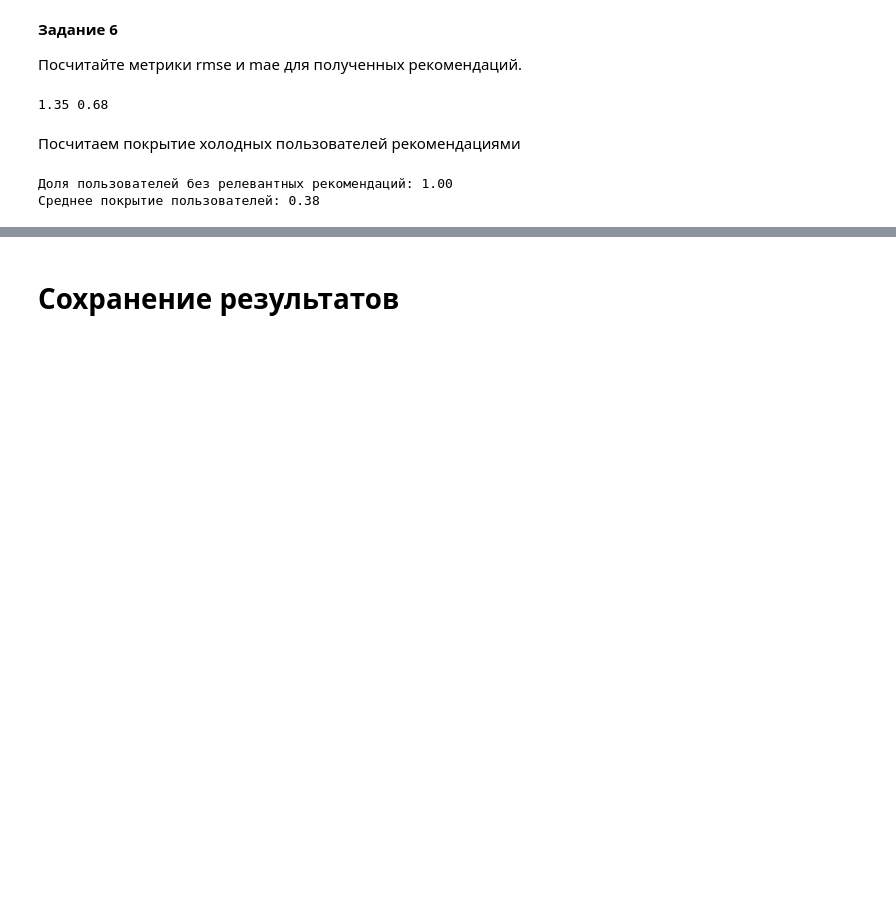
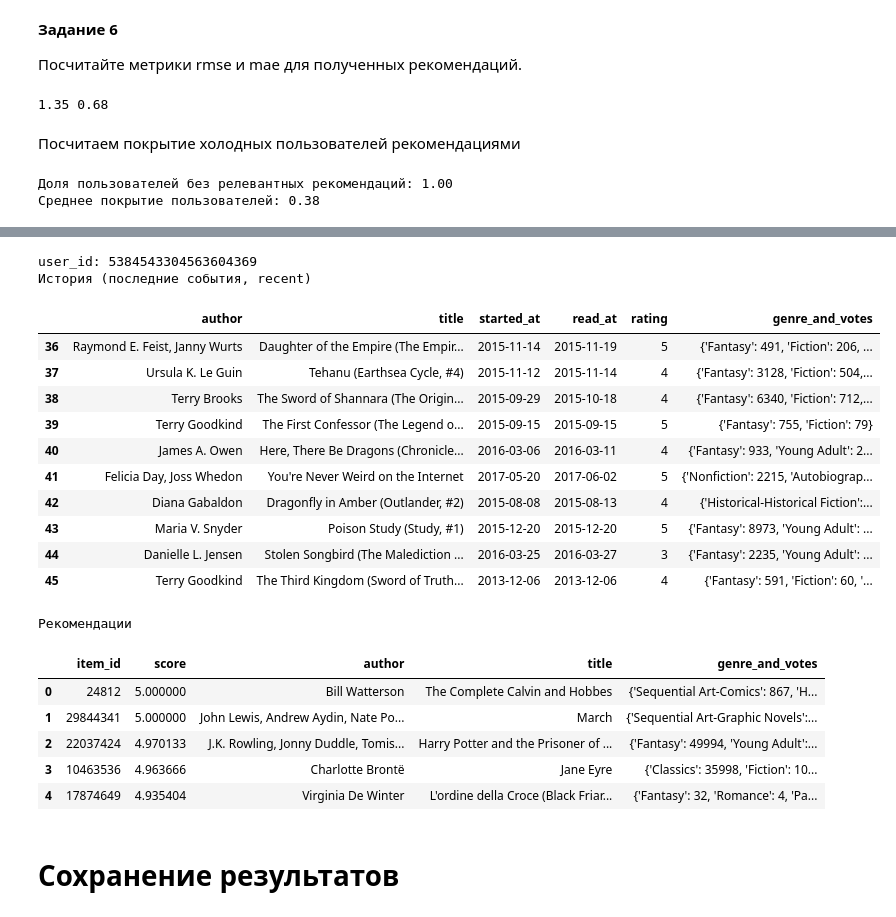
Before and after one commit to alexnikzotov/mle-recsys-start, a Jupyter notebook: preprocessing.ipynb, the cells around one changed output, grey strips where cells are left out. Saved outputs shown, nothing was run; the diff lists cells and outputs as text; code cells hidden in the pictures; blank space fills up the shorter version.

```diff
--- a/preprocessing.ipynb
+++ b/preprocessing.ipynb
@@ -458,0 +521,26 @@ print(f"Среднее покрытие пользователей: {cold_users_
+# %%
+def get_recommendations_svd(user_id, all_items, events, model, include_seen=True, n=5):
+
+    """ возвращает n рекомендаций для user_id """
+
+    # получим список идентификаторов всех книг
+    all_items = set(events['item_id'].unique())
+
+    # учитываем флаг, стоит ли уже прочитанные книги включать в рекомендации
+    if include_seen:
+        items_to_predict = list(all_items)
+    else:
+        # получим список книг, которые пользователь уже прочитал ("видел")
+        seen_items = set(events[events['user_id'] == user_id]['item_id'].unique())
+
+        # книги, которые пользователь ещё не читал
+        # только их и будем включать в рекомендации
+        items_to_predict = list(all_items - seen_items)
+
+    # получаем скоры для списка книг, т. е. рекомендации
+    predictions = [model.predict(user_id, item_id) for item_id in items_to_predict]
+
+    # сортируем рекомендации по убыванию скора и берём только n первых
+    recommendations = sorted(predictions, key=lambda x: x.est, reverse=True)[:n]
+
+    return pd.DataFrame([(pred.iid, pred.est) for pred in recommendations], columns=["item_id", "score"])
@@ -459,3 +552,43 @@ print(f"Среднее покрытие пользователей: {cold_users_
+# %%
+# выберем произвольного пользователя из тренировочной выборки ("прошлого")
+user_id = events_train['user_id'].sample().iat[0]
+
+print(f"user_id: {user_id}")
+
+print("История (последние события, recent)")
+user_history = (
+    events_train
+    .query("user_id == @user_id")
+    .merge(items.set_index("item_id")[["author", "title", "genre_and_votes"]], on="item_id")
+)
+user_history_to_print = user_history[["author", "title", "started_at", "read_at", "rating", "genre_and_votes"]].tail(10)
+display(user_history_to_print)
+
+print("Рекомендации")
+user_recommendations = get_recommendations_svd(user_id, items, events_train, svd_model)
+user_recommendations = user_recommendations.merge(items[["item_id", "author", "title", "genre_and_votes"]], on="item_id")
+display(user_recommendations)
+# %% [output]
+user_id: 5384543304563604369
+История (последние события, recent)
+|  | author | title | started_at | read_at | rating | genre_and_votes |
+| 36 | Raymond E. Feist, Janny Wurts | Daughter of the Empire (The Empir... | 2015-11-14 | 2015-11-19 | 5 | {'Fantasy': 491, 'Fiction': 206, ... |
+| 37 | Ursula K. Le Guin | Tehanu (Earthsea Cycle, #4) | 2015-11-12 | 2015-11-14 | 4 | {'Fantasy': 3128, 'Fiction': 504,... |
+| 38 | Terry Brooks | The Sword of Shannara (The Origin... | 2015-09-29 | 2015-10-18 | 4 | {'Fantasy': 6340, 'Fiction': 712,... |
+| 39 | Terry Goodkind | The First Confessor (The Legend o... | 2015-09-15 | 2015-09-15 | 5 | {'Fantasy': 755, 'Fiction': 79} |
+| 40 | James A. Owen | Here, There Be Dragons (Chronicle... | 2016-03-06 | 2016-03-11 | 4 | {'Fantasy': 933, 'Young Adult': 2... |
+| 41 | Felicia Day, Joss Whedon | You're Never Weird on the Internet | 2017-05-20 | 2017-06-02 | 5 | {'Nonfiction': 2215, 'Autobiograp... |
+| 42 | Diana Gabaldon | Dragonfly in Amber (Outlander, #2) | 2015-08-08 | 2015-08-13 | 4 | {'Historical-Historical Fiction':... |
+| 43 | Maria V. Snyder | Poison Study (Study, #1) | 2015-12-20 | 2015-12-20 | 5 | {'Fantasy': 8973, 'Young Adult': ... |
+| 44 | Danielle L. Jensen | Stolen Songbird (The Malediction ... | 2016-03-25 | 2016-03-27 | 3 | {'Fantasy': 2235, 'Young Adult': ... |
+| 45 | Terry Goodkind | The Third Kingdom (Sword of Truth... | 2013-12-06 | 2013-12-06 | 4 | {'Fantasy': 591, 'Fiction': 60, '... |
+Рекомендации
+|  | item_id | score | author | title | genre_and_votes |
+| 0 | 24812 | 5.000000 | Bill Watterson | The Complete Calvin and Hobbes | {'Sequential Art-Comics': 867, 'H... |
+| 1 | 29844341 | 5.000000 | John Lewis, Andrew Aydin, Nate Po... | March | {'Sequential Art-Graphic Novels':... |
+| 2 | 22037424 | 4.970133 | J.K. Rowling, Jonny Duddle, Tomis... | Harry Potter and the Prisoner of ... | {'Fantasy': 49994, 'Young Adult':... |
+| 3 | 10463536 | 4.963666 | Charlotte Brontë | Jane Eyre | {'Classics': 35998, 'Fiction': 10... |
+| 4 | 17874649 | 4.935404 | Virginia De Winter | L'ordine della Croce (Black Friar... | {'Fantasy': 32, 'Romance': 4, 'Pa... |
 # %% [markdown]
 # Сохранение результатов
 # %%
```
Also changed, not shown: parts of 10 cells of this notebook.
